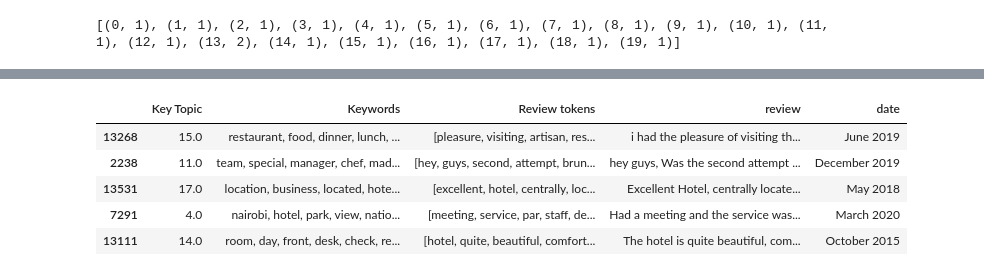
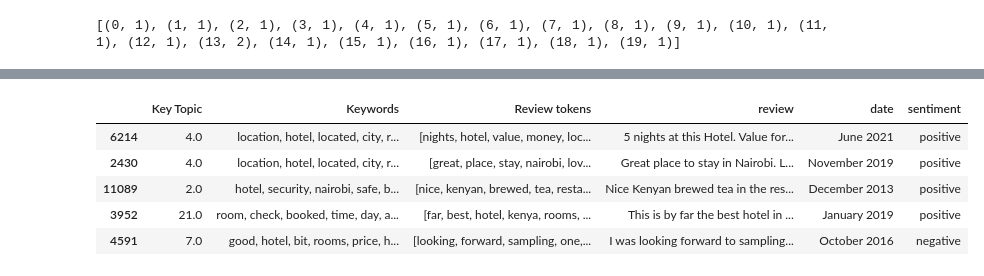
Before and after one commit to BonfaceThaa/hotels_classifier, a Jupyter notebook: notebooks/hotel-reviews-topic-modeling-lda.ipynb, the cells around one changed output, grey strips where cells are left out. Drawn from its saved outputs; the diff is of its cells as text; code cells hidden in the pictures.

Commit message:
feat(core): add sentiment analysis notebook

```diff
--- a/notebooks/hotel-reviews-topic-modeling-lda.ipynb
+++ b/notebooks/hotel-reviews-topic-modeling-lda.ipynb
@@ -274,10 +275,10 @@ modeled_reviews.head()
 # %%
 # modeled_reviews['Key Topic', 'Keywords', 'Review tokens', 'review', 'date'].head()
-modeled_reviews[['Key Topic', 'Keywords', 'Review tokens', 'review', 'date']].sample(n=5)
+modeled_reviews[['Key Topic', 'Keywords', 'Review tokens', 'review', 'date', 'sentiment']].sample(n=5)
 # %% [output]
-|  | Key Topic | Keywords | Review tokens | review | date |
-| 13268 | 15.0 | restaurant, food, dinner, lunch, ... | [pleasure, visiting, artisan, res... | i had the pleasure of visiting th... | June 2019 |
-| 2238 | 11.0 | team, special, manager, chef, mad... | [hey, guys, second, attempt, brun... | hey guys, Was the second attempt ... | December 2019 |
-| 13531 | 17.0 | location, business, located, hote... | [excellent, hotel, centrally, loc... | Excellent Hotel, centrally locate... | May 2018 |
-| 7291 | 4.0 | nairobi, hotel, park, view, natio... | [meeting, service, par, staff, de... | Had a meeting and the service was... | March 2020 |
-| 13111 | 14.0 | room, day, front, desk, check, re... | [hotel, quite, beautiful, comfort... | The hotel is quite beautiful, com... | October 2015 |
+|  | Key Topic | Keywords | Review tokens | review | date | sentiment |
+| 6214 | 4.0 | location, hotel, located, city, r... | [nights, hotel, value, money, loc... | 5 nights at this Hotel. Value for... | June 2021 | positive |
+| 2430 | 4.0 | location, hotel, located, city, r... | [great, place, stay, nairobi, lov... | Great place to stay in Nairobi. L... | November 2019 | positive |
+| 11089 | 2.0 | hotel, security, nairobi, safe, b... | [nice, kenyan, brewed, tea, resta... | Nice Kenyan brewed tea in the res... | December 2013 | positive |
+| 3952 | 21.0 | room, check, booked, time, day, a... | [far, best, hotel, kenya, rooms, ... | This is by far the best hotel in ... | January 2019 | positive |
+| 4591 | 7.0 | good, hotel, bit, rooms, price, h... | [looking, forward, sampling, one,... | I was looking forward to sampling... | October 2016 | negative |
```
Also changed, not shown: parts of 9 cells of this notebook, 11 other files.
